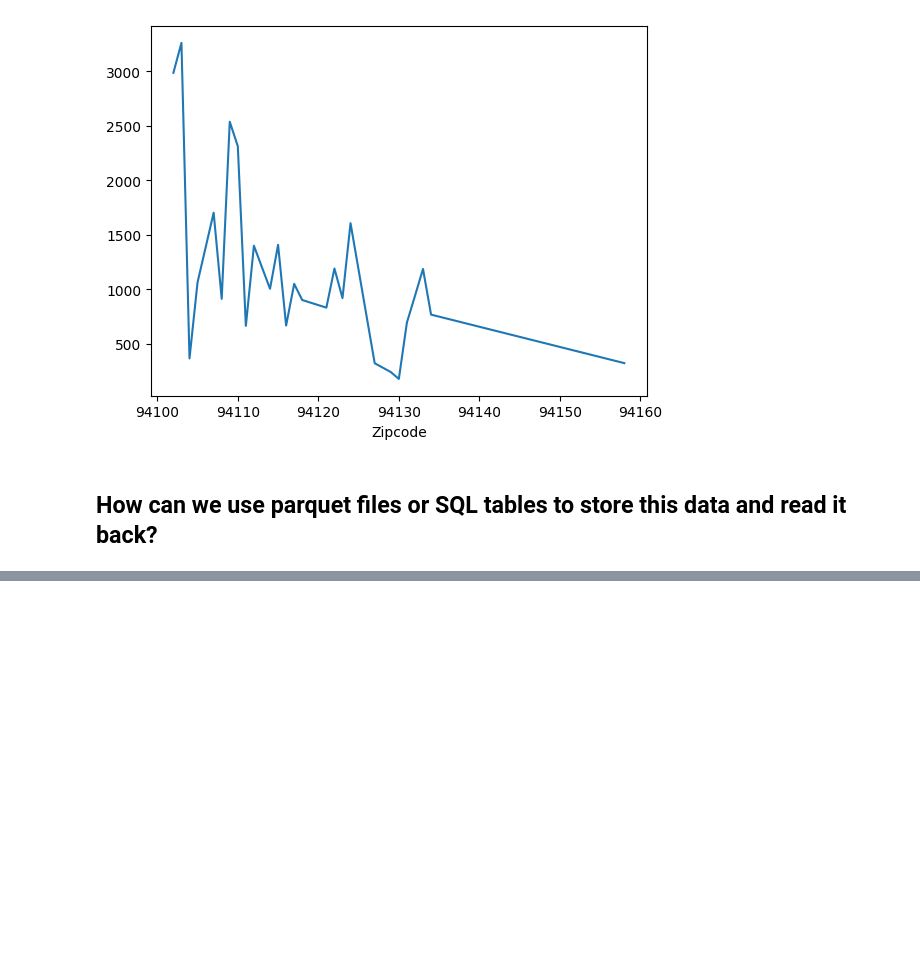
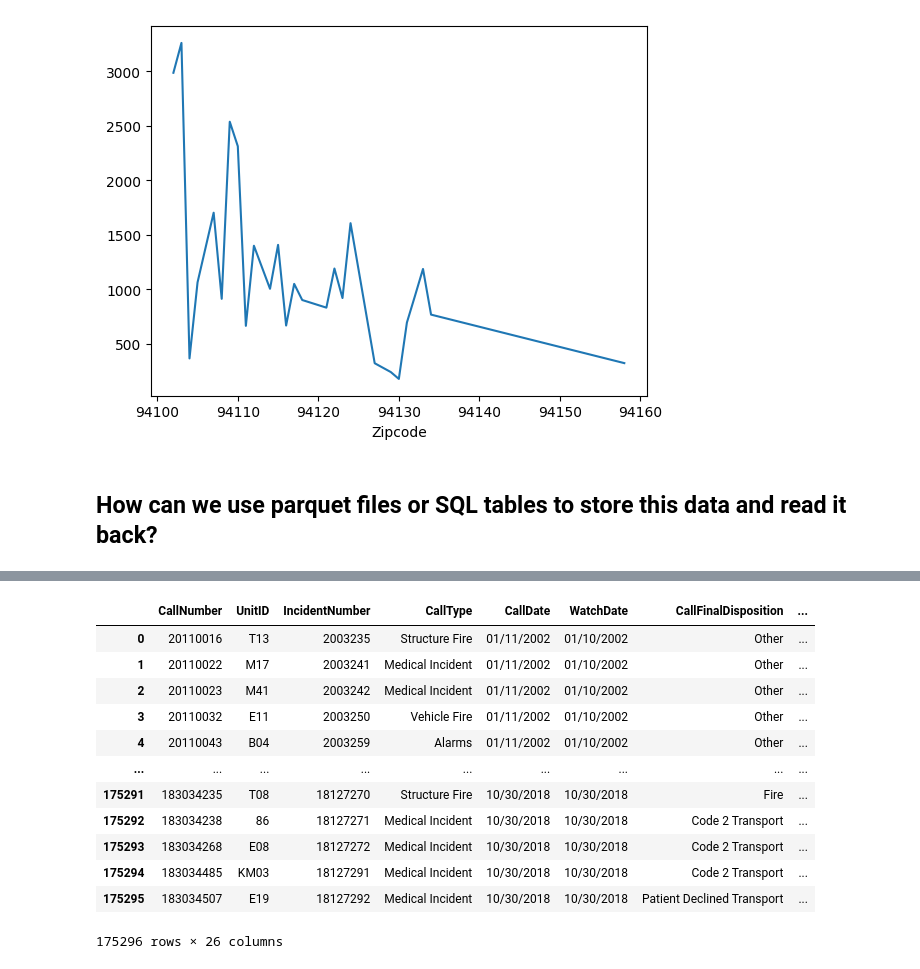
Before and after one commit to kiranbele11/ComparativeStudySeries, a Jupyter notebook: comparative-study.ipynb, the cells around one changed output, grey strips where cells are left out. Cells and saved outputs as stored; diff of their text form; code cells hidden in the pictures; blank space fills up the shorter version.

Commit message:
Updated with writing and reading to and from parquet file

```diff
--- a/comparative-study.ipynb
+++ b/comparative-study.ipynb
@@ -206,0 +222,19 @@ plt.show()
+# %%
+#Reading Parquet file
+df_pd = pd.read_parquet('/kaggle/working/sf-fire-calls.parquet.gzip')
+# %%
+df_pd
+# %% [output]
+|  | CallNumber | UnitID | IncidentNumber | CallType | CallDate | WatchDate | CallFinalDisposition | ... |
+| 0 | 20110016 | T13 | 2003235 | Structure Fire | 01/11/2002 | 01/10/2002 | Other | ... |
+| 1 | 20110022 | M17 | 2003241 | Medical Incident | 01/11/2002 | 01/10/2002 | Other | ... |
+| 2 | 20110023 | M41 | 2003242 | Medical Incident | 01/11/2002 | 01/10/2002 | Other | ... |
+| 3 | 20110032 | E11 | 2003250 | Vehicle Fire | 01/11/2002 | 01/10/2002 | Other | ... |
+| 4 | 20110043 | B04 | 2003259 | Alarms | 01/11/2002 | 01/10/2002 | Other | ... |
+| ... | ... | ... | ... | ... | ... | ... | ... | ... |
+| 175291 | 183034235 | T08 | 18127270 | Structure Fire | 10/30/2018 | 10/30/2018 | Fire | ... |
+| 175292 | 183034238 | 86 | 18127271 | Medical Incident | 10/30/2018 | 10/30/2018 | Code 2 Transport | ... |
+| 175293 | 183034268 | E08 | 18127272 | Medical Incident | 10/30/2018 | 10/30/2018 | Code 2 Transport | ... |
+| 175294 | 183034485 | KM03 | 18127291 | Medical Incident | 10/30/2018 | 10/30/2018 | Code 2 Transport | ... |
+| 175295 | 183034507 | E19 | 18127292 | Medical Incident | 10/30/2018 | 10/30/2018 | Patient Declined Transport | ... |
+175296 rows × 26 columns
```
Also changed, not shown: parts of 5 cells of this notebook.
